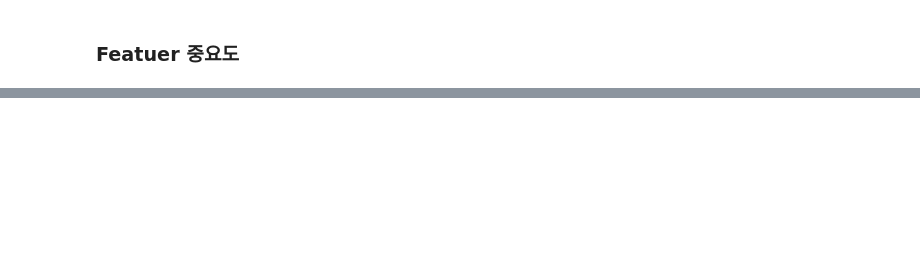
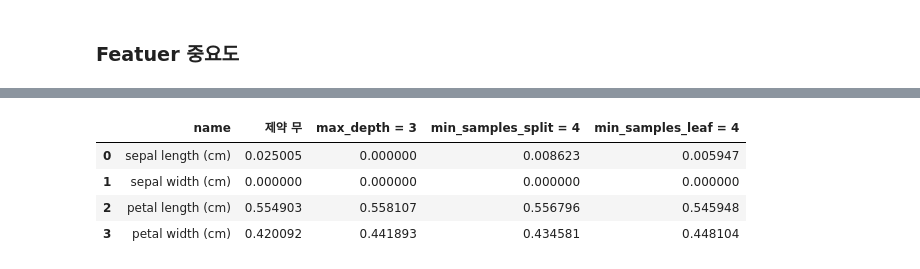
Before and after one commit to sunny-ieum/Machine-Learning_2021-1, a Jupyter notebook: 03.Classification.ipynb/02_DecisionTree.ipynb, the cells around one changed output, grey strips where cells are left out. Cells and saved outputs as stored; diff of their text form; code cells hidden in the pictures; blank space fills up the shorter version.

```diff
--- a/03.Classification.ipynb/02_DecisionTree.ipynb
+++ b/03.Classification.ipynb/02_DecisionTree.ipynb
@@ -6,4 +6,6 @@
  from sklearn.tree import DecisionTreeClassifier
 # %%
 iris = load_iris()
-X_train, X_test, y_train, y_test
+X_train, X_test, y_train, y_test = train_test_split(
+    iris.data, iris.target, test_size=0.2, random_state=11
+)
@@ -56,5 +62,5 @@ accuracy_score(y_test, pred2)
 # %% [markdown]
 - min_samples_split = 4 인 경우,
 # %%
-dt_clf = DecisionTreeClassifier(min_samples=4,random_state=156)
-dt_clf.fit(X_train, y_train)
+dt_clf3 = DecisionTreeClassifier(min_samples_split=4, random_state=156)
+dt_clf3.fit(X_train, y_train)
@@ -60,0 +84,3 @@ dt_clf.fit(X_train, y_train)
+# %%
+dt_clf4 = DecisionTreeClassifier(min_samples_leaf=4, random_state=156)
+dt_clf4.fit(X_train, y_train)
@@ -72,0 +119,13 @@ sns.barplot(x=dt_clf.feature_importances_, y=iris.feature_names);
+# %%
+import pandas as pd
+df = pd.DataFrame({'name':iris.feature_names, '제약 무':dt_clf.feature_importances_,
+                   'max_depth = 3':dt_clf2.feature_importances_,
+                   'min_samples_split = 4':dt_clf3.feature_importances_,
+                   'min_samples_leaf = 4':dt_clf4.feature_importances_})
+df
+# %% [output]
+|  | name | 제약 무 | max_depth = 3 | min_samples_split = 4 | min_samples_leaf = 4 |
+| 0 | sepal length (cm) | 0.025005 | 0.000000 | 0.008623 | 0.005947 |
+| 1 | sepal width (cm) | 0.000000 | 0.000000 | 0.000000 | 0.000000 |
+| 2 | petal length (cm) | 0.554903 | 0.558107 | 0.556796 | 0.545948 |
+| 3 | petal width (cm) | 0.420092 | 0.441893 | 0.434581 | 0.448104 |
```
Also changed, not shown: parts of 17 cells of this notebook, 2 other files.
